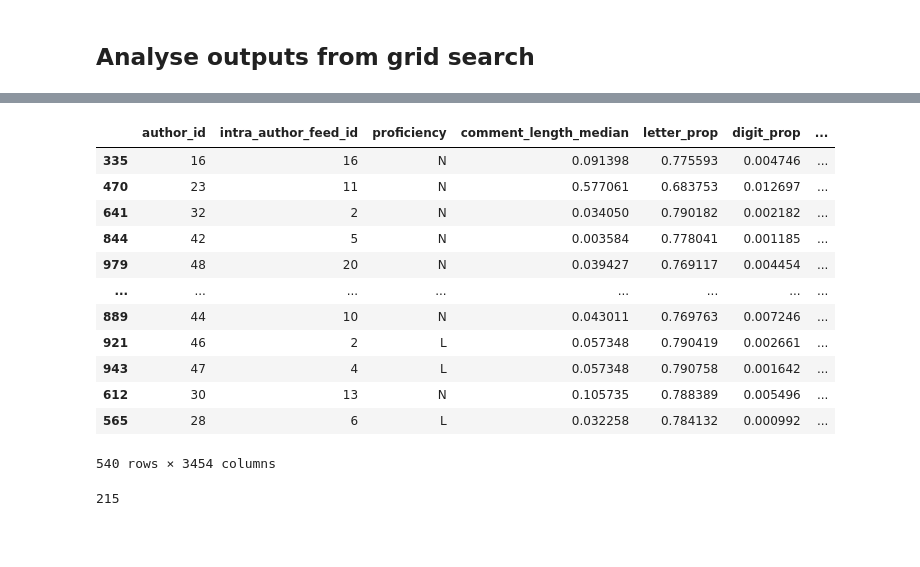
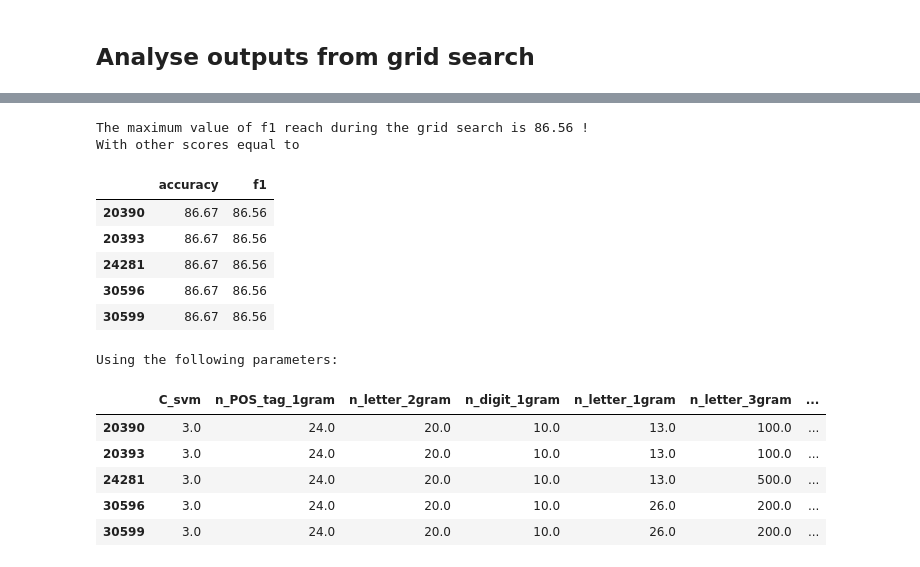
Before and after one commit to CS-433/project2-authclass, a Jupyter notebook: Arthur.ipynb, the cells around one changed output, grey strips where cells are left out. Cells and saved outputs as stored; diff of their text form; code cells hidden in the pictures; blank space fills up the shorter version.

Commit message:
results grid_search

```diff
--- a/Arthur.ipynb
+++ b/Arthur.ipynb
@@ -662,3 +636,0 @@ NameError: name 'output_native' is not defined
-# %%
-df = pd.read_pickle('Data/grid_search_results/output_penalty_all.pkl')
-df[pd.to_numeric(df.f1_overall) >= 93.33]
@@ -726,8 +652,10 @@ for column in df_non_native.columns:
 # %%
 from IPython.display import display
 def find_max(df, col):
+    max_ =  df[col].max()
+    df_max = df[df[col] == df[col].max()]
     print('The maximum value of', col , 'reach during the grid search is', df[col].max(), '!')
     print('With other scores equal to')
-    display(pd.DataFrame(df.loc[df[col].idxmax()]))
+    display(pd.DataFrame(df_max))
     print('Using the following parameters:')
-    display(pd.DataFrame(df_inputs.loc[df[col].idxmax()]))
+    display(pd.DataFrame(df_inputs.loc[df_max.index]))
@@ -767,17 +661,0 @@ df2_test = pd.read_parquet('dataset/Tunning/y_train_all_200')
-# %%
-df1 = df1_test.merge(df1_train, left_index= True, right_index=True)
-df1
-# %% [output]
-|  | author_id | intra_author_feed_id | proficiency | comment_length_median | letter_prop | digit_prop | ... |
-| 335 | 16 | 16 | N | 0.091398 | 0.775593 | 0.004746 | ... |
-| 470 | 23 | 11 | N | 0.577061 | 0.683753 | 0.012697 | ... |
-| 641 | 32 | 2 | N | 0.034050 | 0.790182 | 0.002182 | ... |
-| 844 | 42 | 5 | N | 0.003584 | 0.778041 | 0.001185 | ... |
-| 979 | 48 | 20 | N | 0.039427 | 0.769117 | 0.004454 | ... |
-| ... | ... | ... | ... | ... | ... | ... | ... |
-| 889 | 44 | 10 | N | 0.043011 | 0.769763 | 0.007246 | ... |
-| 921 | 46 | 2 | L | 0.057348 | 0.790419 | 0.002661 | ... |
-| 943 | 47 | 4 | L | 0.057348 | 0.790758 | 0.001642 | ... |
-| 612 | 30 | 13 | N | 0.105735 | 0.788389 | 0.005496 | ... |
-| 565 | 28 | 6 | L | 0.032258 | 0.784132 | 0.000992 | ... |
-540 rows × 3454 columns
@@ -788,4 +662,19 @@ df3 = pd.merge(df1[['letter_3gram_148']], df2[['letter_3gram_148']])
-# %%
-df1.index.isin(df2.index).sum()
-# %% [output]
-215
+# %%
+# find the maximum values for a certain criteria in a certain output df and print the scores and the inputs
+find_max(df_non_native, 'f1')
+# %% [output]
+The maximum value of f1 reach during the grid search is 86.56 !
+With other scores equal to
+|  | accuracy | f1 |
+| 20390 | 86.67 | 86.56 |
+| 20393 | 86.67 | 86.56 |
+| 24281 | 86.67 | 86.56 |
+| 30596 | 86.67 | 86.56 |
+| 30599 | 86.67 | 86.56 |
+Using the following parameters:
+|  | C_svm | n_POS_tag_1gram | n_letter_2gram | n_digit_1gram | n_letter_1gram | n_letter_3gram | ... |
+| 20390 | 3.0 | 24.0 | 20.0 | 10.0 | 13.0 | 100.0 | ... |
+| 20393 | 3.0 | 24.0 | 20.0 | 10.0 | 13.0 | 100.0 | ... |
+| 24281 | 3.0 | 24.0 | 20.0 | 10.0 | 13.0 | 500.0 | ... |
+| 30596 | 3.0 | 24.0 | 20.0 | 10.0 | 26.0 | 200.0 | ... |
+| 30599 | 3.0 | 24.0 | 20.0 | 10.0 | 26.0 | 200.0 | ... |
```
Also changed, not shown: parts of 11 cells of this notebook, 9 other files.
